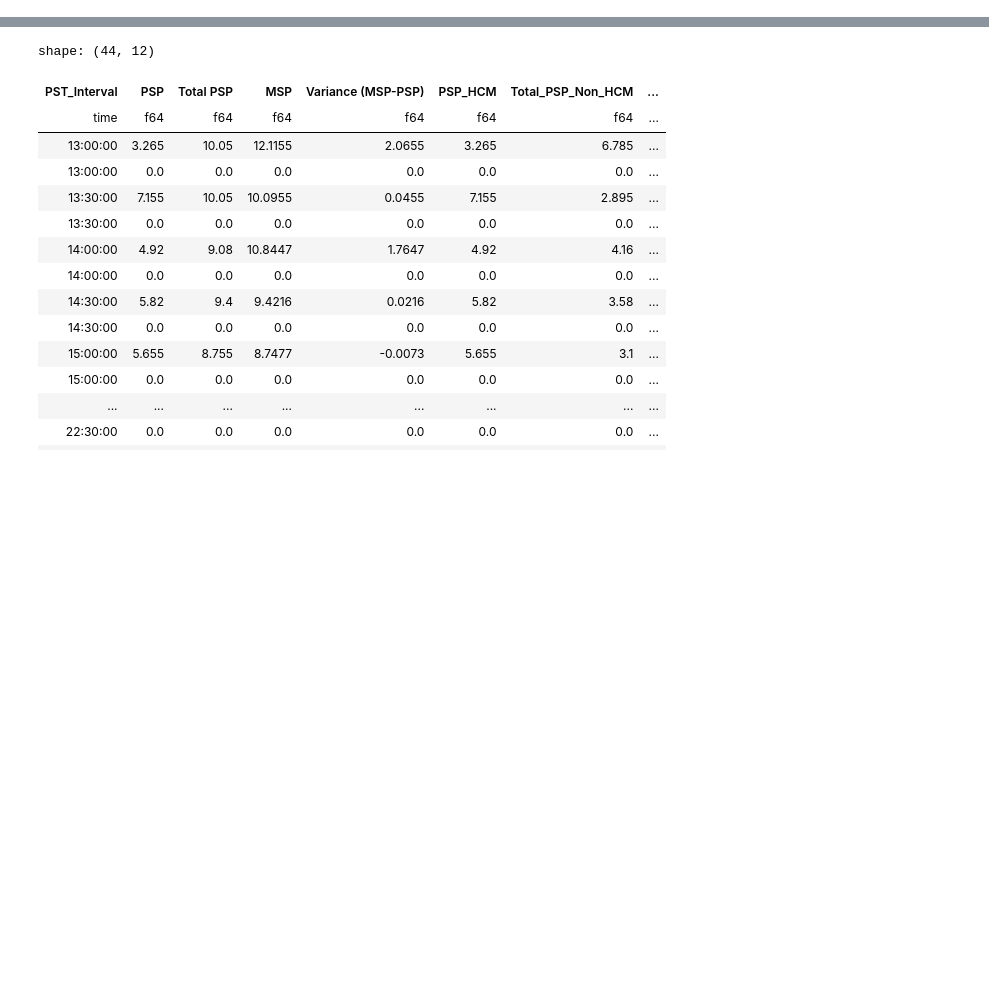
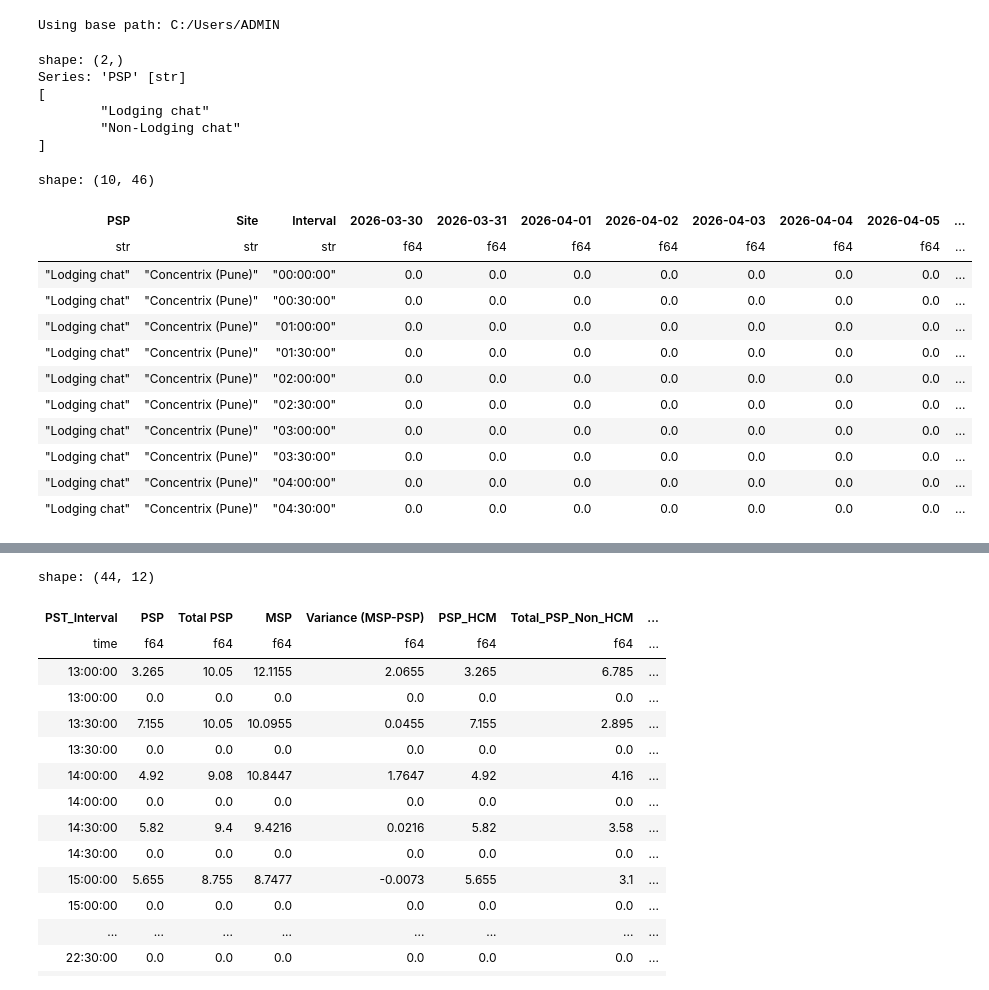
Before and after one commit to NguyenHuuChinh1998/CODE, a Jupyter notebook: production_monitor.ipynb, the cells around one changed output, grey strips where cells are left out. Cells and saved outputs as stored; diff of their text form; code cells hidden in the pictures; blank space fills up the shorter version.

```diff
--- a/production_monitor.ipynb
+++ b/production_monitor.ipynb
@@ -1 +1,66 @@
+# %%
+import polars as pl
+from datetime import datetime
+from datetime import date, time
+import glob
+import os
+
+first_glob_1 = r"C:/Users/huuchinh.nguyen"
+first_glob_2 = r"C:/Users/ADMIN"
+
+if os.path.exists(first_glob_1):
+    first_glob = first_glob_1
+elif os.path.exists(first_glob_2):
+    first_glob = first_glob_2
+else:
+    raise FileNotFoundError(f"Neither {first_glob_1} nor {first_glob_2} exists. Please check your user folder.")
+
+print(f"Using base path: {first_glob}")
+# %% [output]
+Using base path: C:/Users/ADMIN
+# %%
+exclibur_path = f'{first_glob}/Concentrix Corporation/WFM-Expedia-HCM - Branding files/BI_Task/CODE/Performance Latest Version.xlsb'
+output_req = f'{first_glob}/Concentrix Corporation/WFM-Expedia-HCM - Branding files/BI_Task/CODE/Req.csv'
+
+df = pl.read_excel(
+    exclibur_path,
+    sheet_name="Requierd Hours",
+    engine="calamine",
+    has_header=False,
+    columns=list(range(46))
+)
+new_headers = [str(val).split(" ")[0] for val in df.row(0)]
+rename_mapping = dict(zip(df.columns, new_headers))
+result_df = df.slice(1, 980).rename(rename_mapping)
+result_df = result_df.with_columns([
+    pl.col("PSP").replace_strict({"Chat Non-Lodging": "Non-Lodging chat"}, default=pl.col("PSP")),
+    pl.col("Interval").str.to_datetime("%Y-%m-%d %H:%M:%S", strict=False).dt.strftime("%H:%M:%S"),
+    pl.exclude("PSP", "Site", "Interval").cast(pl.Float64, strict=False)
+])
+result_df = result_df.filter(
+    pl.col("PSP").is_in(["Lodging chat", "Non-Lodging chat"])
+).sort("PSP", maintain_order=True)
+result_df.write_csv(output_req, include_bom=True)
+print(result_df['PSP'].unique(maintain_order=True))
+result_df.head(10)
+# %% [output]
+shape: (2,)
+Series: 'PSP' [str]
+[
+        "Lodging chat"
+        "Non-Lodging chat"
+]
+shape: (10, 46)
+| PSP | Site | Interval | 2026-03-30 | 2026-03-31 | 2026-04-01 | 2026-04-02 | 2026-04-03 | 2026-04-04 | 2026-04-05 | ... |
+| str | str | str | f64 | f64 | f64 | f64 | f64 | f64 | f64 | ... |
+| "Lodging chat" | "Concentrix (Pune)" | "00:00:00" | 0.0 | 0.0 | 0.0 | 0.0 | 0.0 | 0.0 | 0.0 | ... |
+| "Lodging chat" | "Concentrix (Pune)" | "00:30:00" | 0.0 | 0.0 | 0.0 | 0.0 | 0.0 | 0.0 | 0.0 | ... |
+| "Lodging chat" | "Concentrix (Pune)" | "01:00:00" | 0.0 | 0.0 | 0.0 | 0.0 | 0.0 | 0.0 | 0.0 | ... |
+| "Lodging chat" | "Concentrix (Pune)" | "01:30:00" | 0.0 | 0.0 | 0.0 | 0.0 | 0.0 | 0.0 | 0.0 | ... |
+| "Lodging chat" | "Concentrix (Pune)" | "02:00:00" | 0.0 | 0.0 | 0.0 | 0.0 | 0.0 | 0.0 | 0.0 | ... |
+| "Lodging chat" | "Concentrix (Pune)" | "02:30:00" | 0.0 | 0.0 | 0.0 | 0.0 | 0.0 | 0.0 | 0.0 | ... |
+| "Lodging chat" | "Concentrix (Pune)" | "03:00:00" | 0.0 | 0.0 | 0.0 | 0.0 | 0.0 | 0.0 | 0.0 | ... |
+| "Lodging chat" | "Concentrix (Pune)" | "03:30:00" | 0.0 | 0.0 | 0.0 | 0.0 | 0.0 | 0.0 | 0.0 | ... |
+| "Lodging chat" | "Concentrix (Pune)" | "04:00:00" | 0.0 | 0.0 | 0.0 | 0.0 | 0.0 | 0.0 | 0.0 | ... |
+| "Lodging chat" | "Concentrix (Pune)" | "04:30:00" | 0.0 | 0.0 | 0.0 | 0.0 | 0.0 | 0.0 | 0.0 | ... |
 # %%
```
Also changed, not shown: parts of 2 cells of this notebook.
